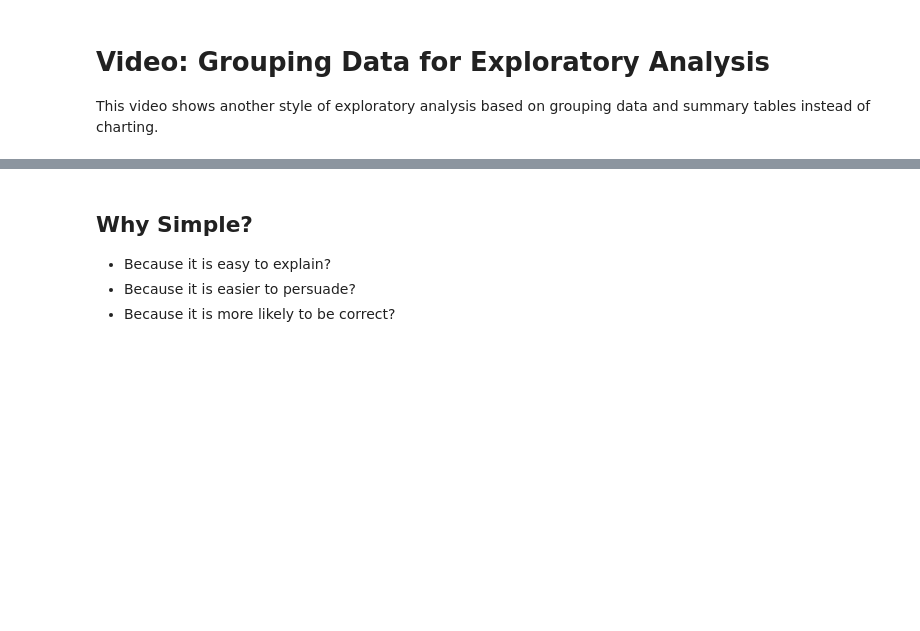
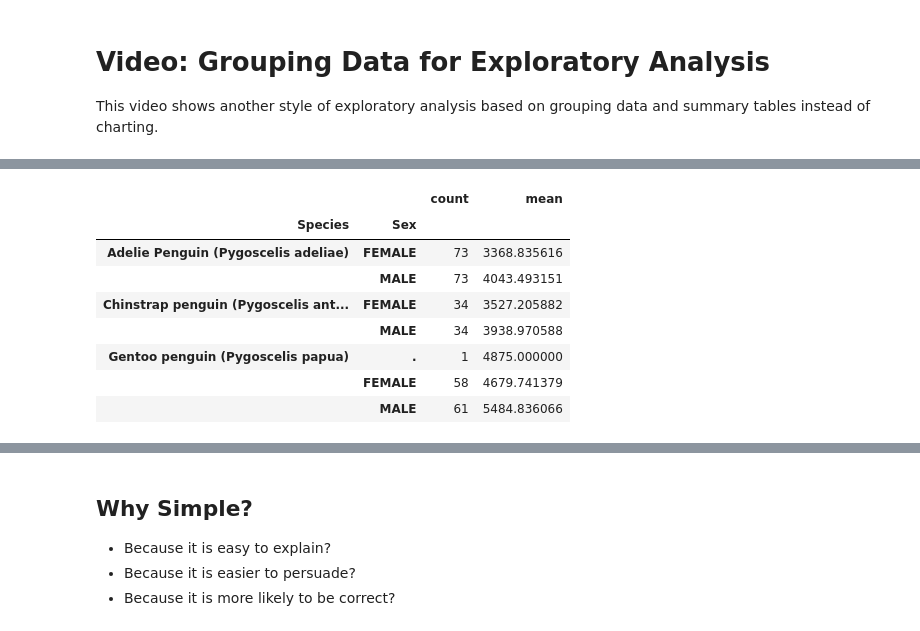
Before and after one commit to bu-cds-omds/dx602-examples, a Jupyter notebook: week10/video_grouping_data_for_exploratory_analysis.ipynb, the cells around one changed output, grey strips where cells are left out. Saved outputs shown, nothing was run; the diff lists cells and outputs as text; code cells hidden in the pictures; blank space fills up the shorter version.

```diff
--- a/week10/video_grouping_data_for_exploratory_analysis.ipynb
+++ b/week10/video_grouping_data_for_exploratory_analysis.ipynb
@@ -80,0 +44,12 @@ These criteria are wrong.
+# %%
+penguins.groupby(["Species", "Sex"])["Body Mass (g)"].agg(["count", "mean"])
+# %% [output]
+|  |  | count | mean |
+| Species | Sex |  |  |
+| Adelie Penguin (Pygoscelis adeliae) | FEMALE | 73 | 3368.835616 |
+|  | MALE | 73 | 4043.493151 |
+| Chinstrap penguin (Pygoscelis ant... | FEMALE | 34 | 3527.205882 |
+|  | MALE | 34 | 3938.970588 |
+| Gentoo penguin (Pygoscelis papua) | . | 1 | 4875.000000 |
+|  | FEMALE | 58 | 4679.741379 |
+|  | MALE | 61 | 5484.836066 |
```
Also changed, not shown: parts of 14 cells of this notebook.
